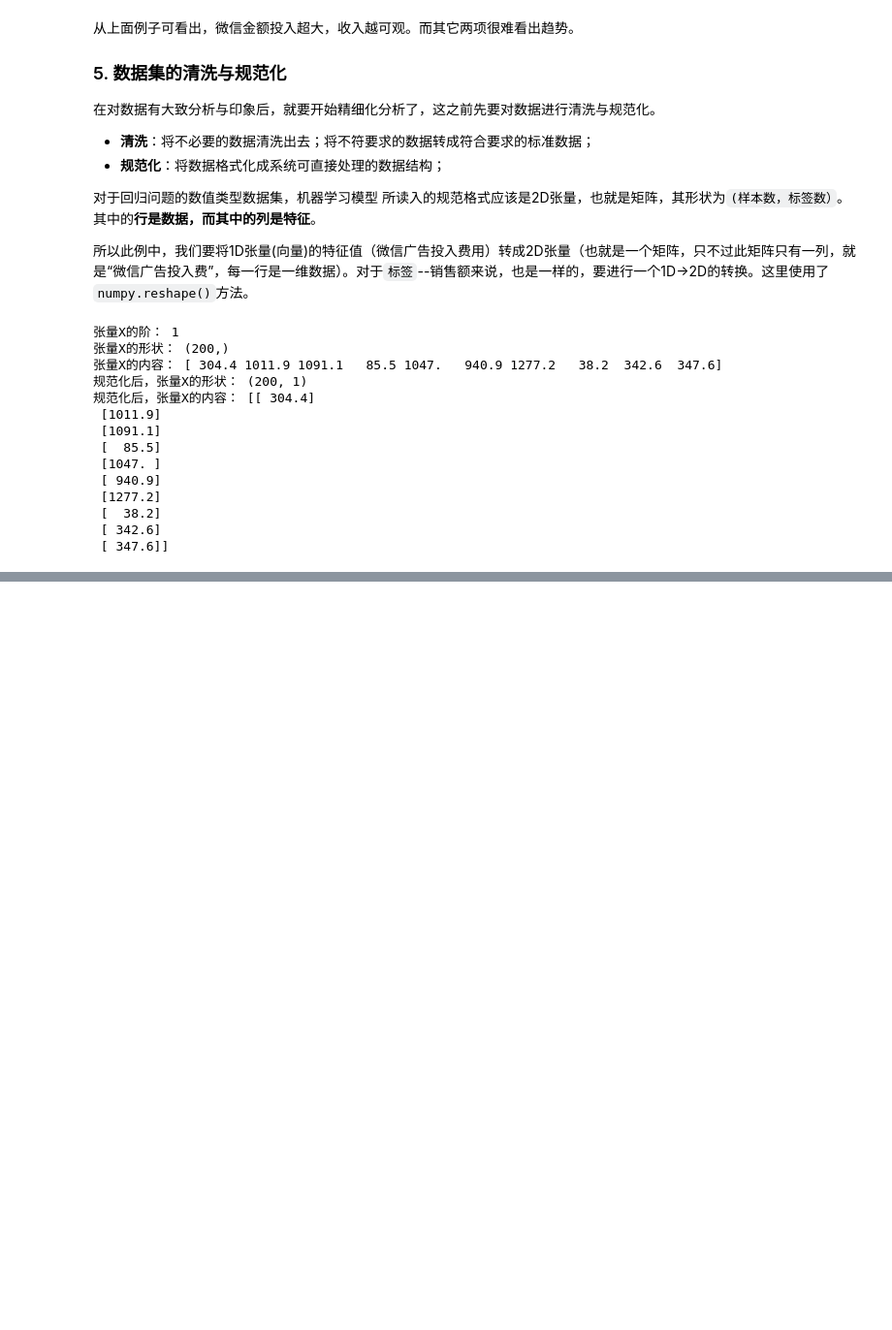
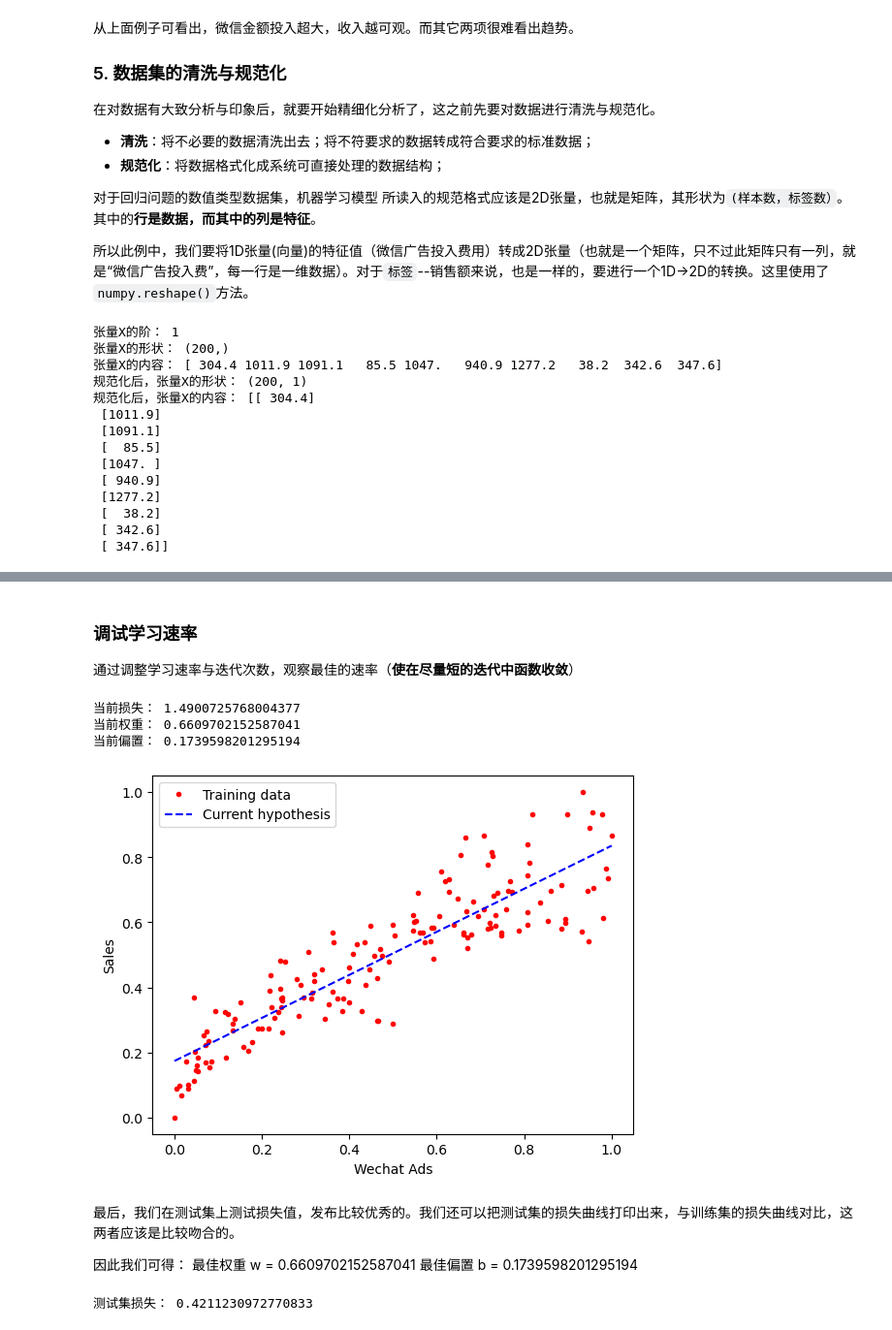
Before and after one commit to luochenxun/ai_learn, a Jupyter notebook: learn-1-linear-regression.ipynb, the cells around one changed output, grey strips where cells are left out. Shown: that part at 97% size. Cells and saved outputs as stored; diff of their text form; code cells hidden in the pictures; blank space fills up the shorter version.

```diff
--- a/learn-1-linear-regression.ipynb
+++ b/learn-1-linear-regression.ipynb
@@ -110,0 +296,36 @@ print("规范化后，张量X的内容：", X[:10])
+# %% [markdown]
+### 调试学习速率
+
+通过调整学习速率与迭代次数，观察最佳的速率（**使在尽量短的迭代中函数收敛**）
+# %%
+print('当前损失：', loss_function(X_train, y_train, weight_history[-1], b_history[-1]))
+print('当前权重：', weight_history[-1])
+print('当前偏置：', b_history[-1])
+
+# 样本散点图
+plt.plot(X_train, y_train, 'r.', label='Training data')
+# 画当前算出的最佳拟合函数
+line_X = np.linspace(X_train.min(), X_train.max(), 500)
+line_y = [weight_history[-1]*xx + b_history[-1] for xx in line_X]
+plt.plot(line_X, line_y, 'b--', label='Current hypothesis') # 当前随机给定的w & b
+plt.xlabel('Wechat Ads')
+plt.ylabel('Sales')
+plt.legend()
+plt.show()
+# %% [output]
+当前损失： 1.4900725768004377
+当前权重： 0.6609702152587041
+当前偏置： 0.1739598201295194
+[figure, added]
+# %% [markdown]
+最后，我们在测试集上测试损失值，发布比较优秀的。我们还可以把测试集的损失曲线打印出来，与训练集的损失曲线对比，这两者应该是比较吻合的。
+
+因此我们可得：
+最佳权重 w = 0.6609702152587041
+最佳偏置 b = 0.1739598201295194
+# %%
+X_test = scaler.fit_transform(X_test)
+y_test = scaler.fit_transform(y_test)
+print('测试集损失：', loss_function(X_test, y_test, weight_history[-1], b_history[-1]))
+# %% [output]
+测试集损失： 0.4211230972770833
```
Also changed, not shown: parts of 14 cells of this notebook.
